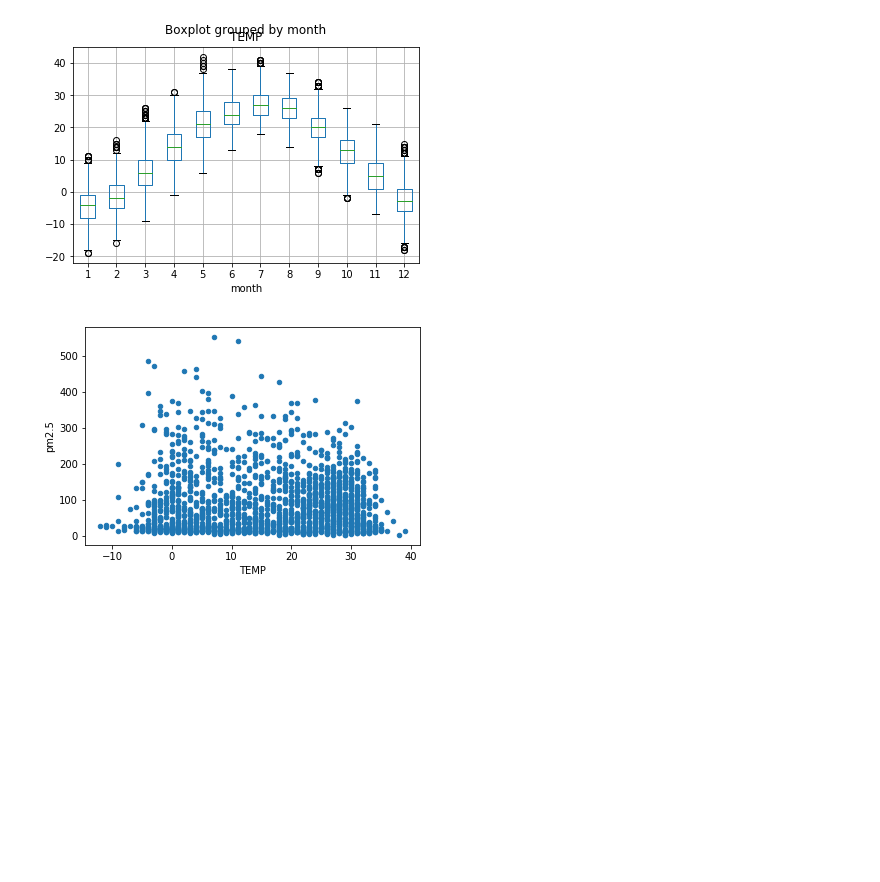
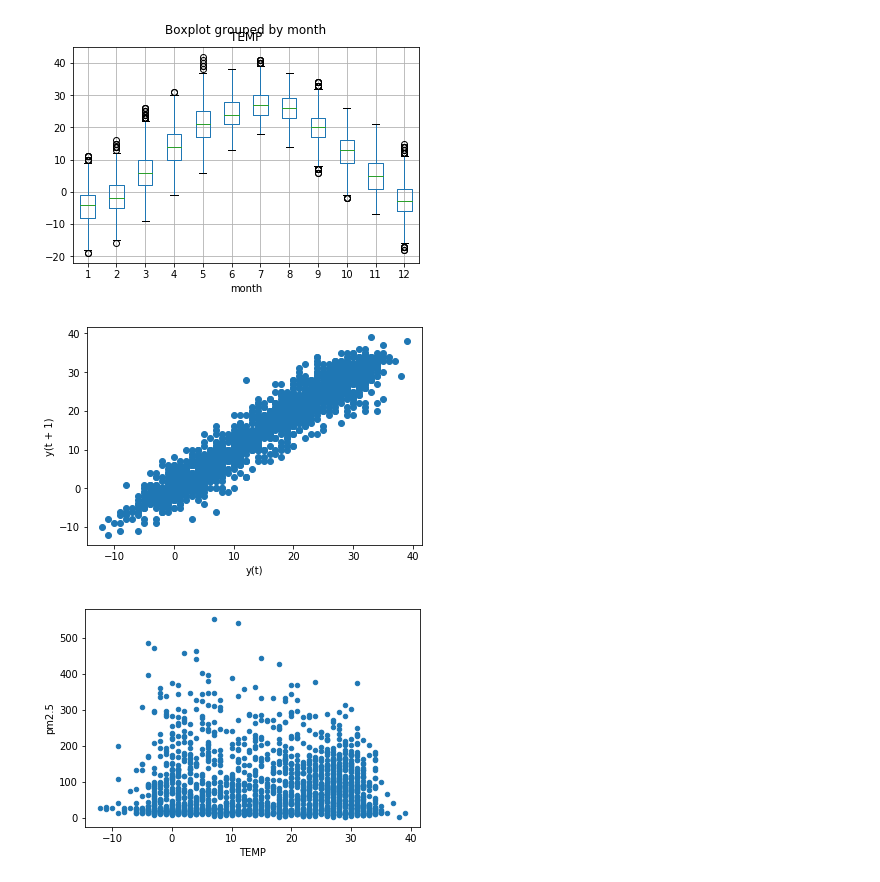
Before and after one commit to ispapadakis/mts, a Jupyter notebook: Exploratory Data Analysis.ipynb, the cells around one changed output. Drawn from its saved outputs; the diff is of its cells as text; code cells hidden in the pictures; blank space fills up the shorter version.

```diff
--- a/Exploratory Data Analysis.ipynb
+++ b/Exploratory Data Analysis.ipynb
@@ -102,6 +102,10 @@ ax = grouped.plot(grid=True)
 ax = beijing.boxplot(column="TEMP",by="month")
 # %% [output]
 [figure]
+# %%
+ax = pd.plotting.lag_plot(beijing.loc[beijing.hour==12]["TEMP"])
+# %% [output]
+[figure, added]
 # %%
 ax = beijing.loc[beijing.hour==12].plot.scatter(x="TEMP",y="pm2.5",grid=True)
 # %% [output]
```
Also changed, not shown: parts of 2 cells of this notebook.
